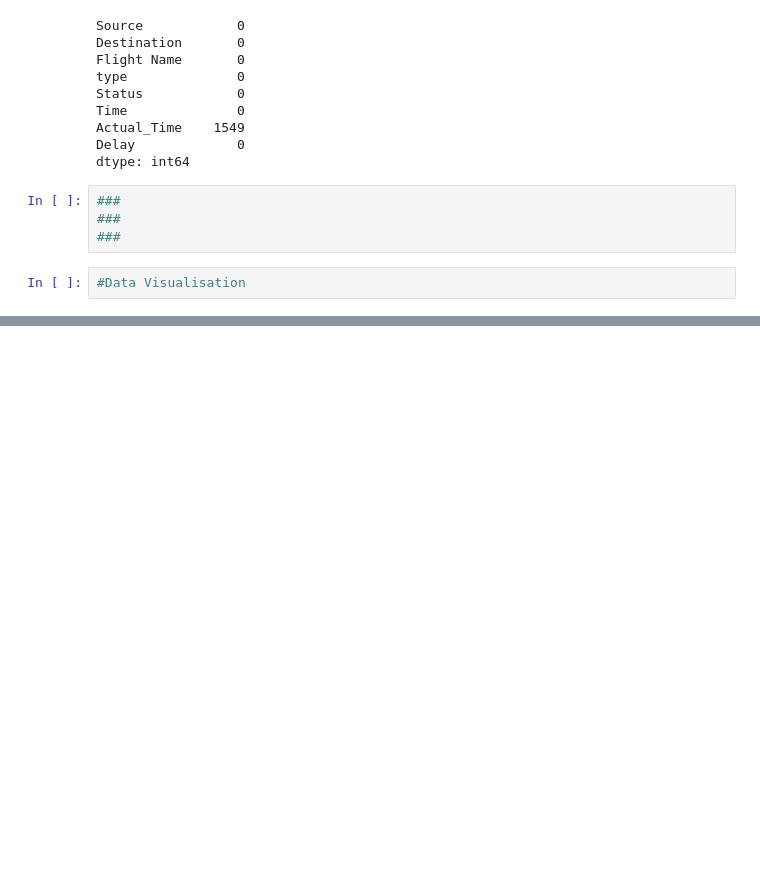
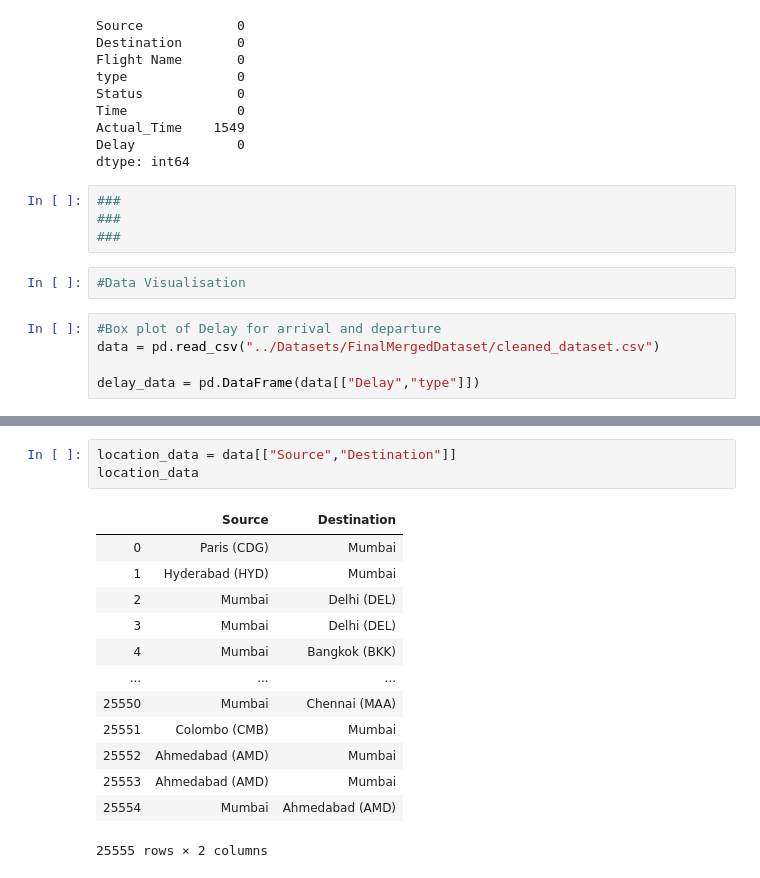
Before and after one commit to jaydbendre/Data-Mining-And-Buisness-Intelligence-Semester-6, a Jupyter notebook: Experiment3/Experiment 3.ipynb, the cells around one changed output, grey strips where cells are left out. Cells and saved outputs as stored; diff of their text form; blank space fills up the shorter version.

```diff
--- a/Experiment3/Experiment 3.ipynb
+++ b/Experiment3/Experiment 3.ipynb
@@ -235,3 +236,8 @@ dtype: int64
 ###
 # %%
 #Data Visualisation
+# %%
+#Box plot of Delay for arrival and departure
+data = pd.read_csv("../Datasets/FinalMergedDataset/cleaned_dataset.csv")
+
+delay_data = pd.DataFrame(data[["Delay","type"]])
@@ -237,0 +262,17 @@ dtype: int64
+# %%
+location_data = data[["Source","Destination"]]
+location_data
+# %% [output]
+|  | Source | Destination |
+| 0 | Paris (CDG) | Mumbai |
+| 1 | Hyderabad (HYD) | Mumbai |
+| 2 | Mumbai | Delhi (DEL) |
+| 3 | Mumbai | Delhi (DEL) |
+| 4 | Mumbai | Bangkok (BKK) |
+| ... | ... | ... |
+| 25550 | Mumbai | Chennai (MAA) |
+| 25551 | Colombo (CMB) | Mumbai |
+| 25552 | Ahmedabad (AMD) | Mumbai |
+| 25553 | Ahmedabad (AMD) | Mumbai |
+| 25554 | Mumbai | Ahmedabad (AMD) |
+25555 rows × 2 columns
```
Also changed, not shown: parts of 6 cells of this notebook, 1 other file.
